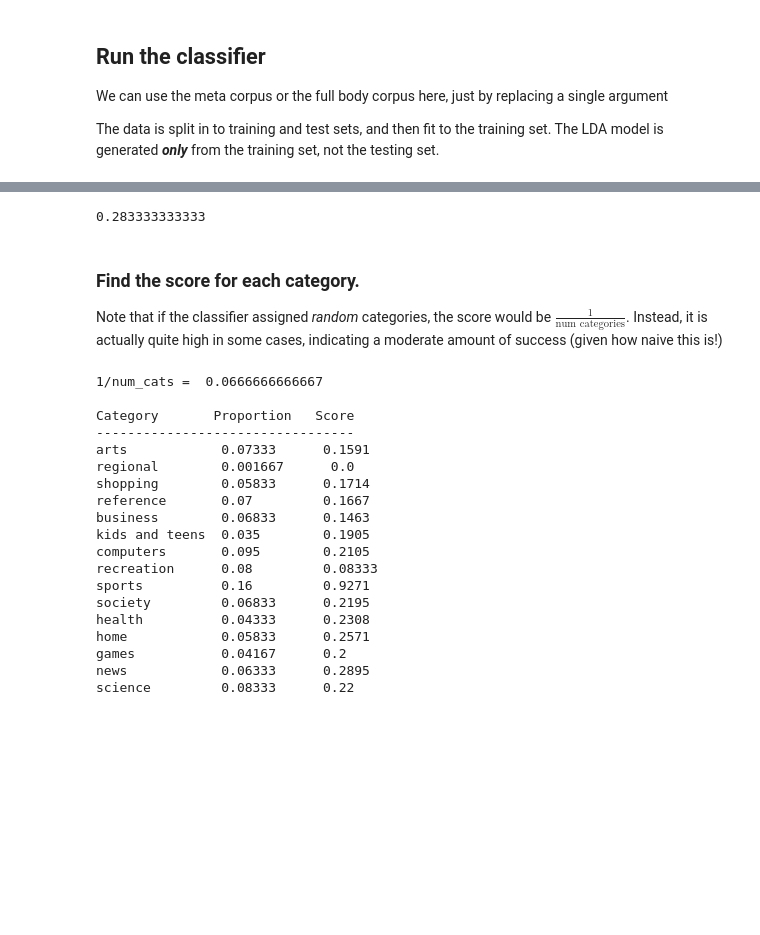
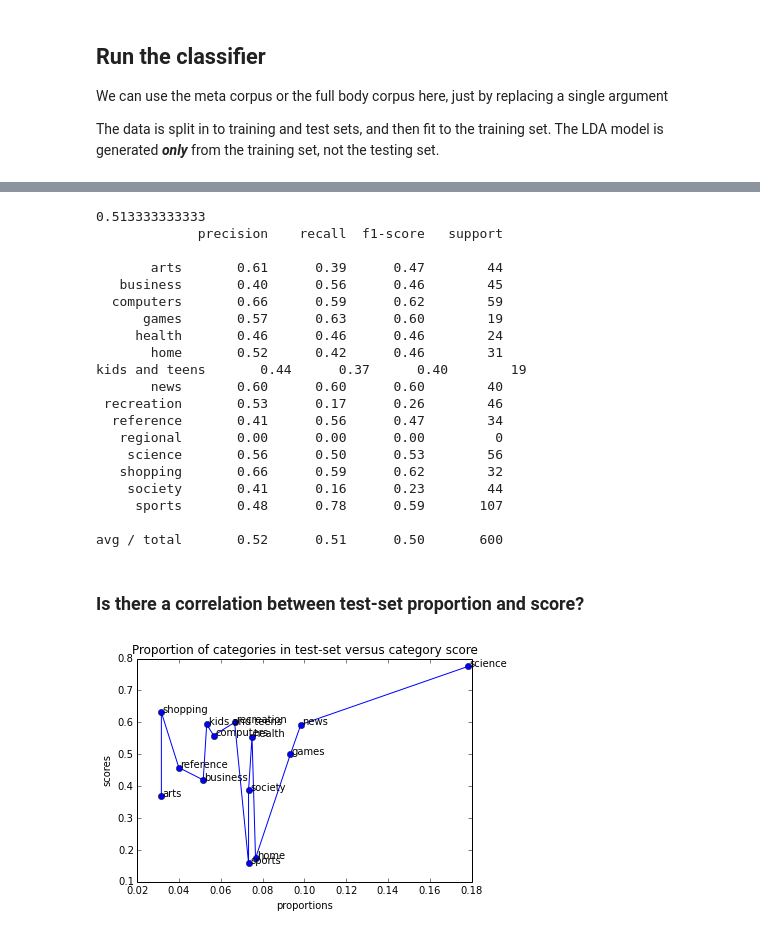
Before and after one commit to comp6028team17/gensim_testing, a Jupyter notebook: meta_content_to_dmoz_classes.ipynb, the cells around one changed output, grey strips where cells are left out. Drawn from its saved outputs; the diff is of its cells as text; code cells hidden in the pictures; blank space fills up the shorter version.

Commit message:
Replaced old meta_content_to_dmoz_classes with new one

```diff
--- a/meta_content_to_dmoz_classes.ipynb
+++ b/meta_content_to_dmoz_classes.ipynb
@@ -82,8 +40,3 @@ top_categories = [x[0] for x in heirarchal_categories(1)]
 ## Define a classification pipeline for the corpus data
 
 The Pipeline() object chains together objects from the lib.scikitComponents file, so that they can be used as part of a scikit-learn classification pipeline
-# %%
-X = dmoz_data['meta']
-pipe = lda_feature_pipeline(10)
-pipe.fit(X)
-pipe.transform(X)
@@ -108,7 +53,9 @@ Define a classifier (decision trees), and chain the preprocessing step to the cl
 # shrinking=True, tol=0.001, verbose=False)
 
 classifier = sklearn.ensemble.ExtraTreesClassifier(random_state=0, n_estimators=100, oob_score=True, bootstrap=True, n_jobs=4)
-
+# Use stem=True to remove word suffixes
+builder = MetaMatrixBuilder()
 clf = sklearn.pipeline.Pipeline([
-    ('matrix_builder', MetaMatrixBuilder()),
+    ('sanitiser', MetaSanitiser(stem=False, meta_selection_flags=13)),
+    ('matrix_builder', builder),
     ('classification', classifier)])
@@ -124,4 +61,0 @@ In this case, we will just turn the top category in to an index
-# %%
-dmoz_encoder = sklearn.preprocessing.LabelEncoder().fit(top_categories)
-classes = dmoz_encoder.transform(top_categories)
-print classes
@@ -143,7 +80,26 @@ X_train, X_test, y_train, y_test = sklearn.cross_validation.train_test_split(np.
 # %%
 model = clf.fit(X_train, y_train)
 print model.score(X_test, y_test)
-# model.predict(X_test)
-# X_test[0].get("keyphrases",[])
+predicted = model.predict(X_test)
+print sklearn.metrics.classification_report(dmoz_encoder.inverse_transform(y_test), dmoz_encoder.inverse_transform(predicted), dmoz_encoder.classes_)
 # %% [output]
-0.283333333333
+0.513333333333
+             precision    recall  f1-score   support
+
+       arts       0.61      0.39      0.47        44
+   business       0.40      0.56      0.46        45
+  computers       0.66      0.59      0.62        59
+      games       0.57      0.63      0.60        19
+     health       0.46      0.46      0.46        24
+       home       0.52      0.42      0.46        31
+kids and teens       0.44      0.37      0.40        19
+       news       0.60      0.60      0.60        40
+ recreation       0.53      0.17      0.26        46
+  reference       0.41      0.56      0.47        34
+   regional       0.00      0.00      0.00         0
+    science       0.56      0.50      0.53        56
+   shopping       0.66      0.59      0.62        32
+    society       0.41      0.16      0.23        44
+     sports       0.48      0.78      0.59       107
+
+avg / total       0.52      0.51      0.50       600
@@ -156,30 +106,6 @@ for real, pred in sorted(zip(dmoz_encoder.inverse_transform(y_test), dmoz_encode
-# %% [markdown]
-### Find the score for each category.
-
-Note that if the classifier assigned *random* categories, the score would be $\frac{1}{\textrm{num categories}}$. Instead, it is actually quite high in some cases, indicating a moderate amount of success (given how naive this is!)
-# %%
-print "1/num_cats = ", float(1)/float(15), "\n"
-print "Category       Proportion   Score"
-print "---------------------------------"
-for cat, proportion, score in [(k, category_counts[k]/len(y_test), category_scores[k] / category_counts[k]) for k in category_counts.keys()]:
-    print "{:<15} {:<7.4}      {:<5.4}".format(cat, proportion, score)
-# %% [output]
-1/num_cats =  0.0666666666667
-
-Category       Proportion   Score
----------------------------------
-arts            0.07333      0.1591
-regional        0.001667      0.0
-shopping        0.05833      0.1714
-reference       0.07         0.1667
-business        0.06833      0.1463
-kids and teens  0.035        0.1905
-computers       0.095        0.2105
-recreation      0.08         0.08333
-sports          0.16         0.9271
-society         0.06833      0.2195
-health          0.04333      0.2308
-home            0.05833      0.2571
-games           0.04167      0.2
-news            0.06333      0.2895
-science         0.08333      0.22
+# %% [markdown]
+### Is there a correlation between test-set proportion and score?
+# %%
+analysis.plot_proportion_investigation(predicted, dmoz_encoder, y_test)
+# %% [output]
+[figure, added]
```
Also changed, not shown: parts of 27 cells of this notebook, 1 other file.
